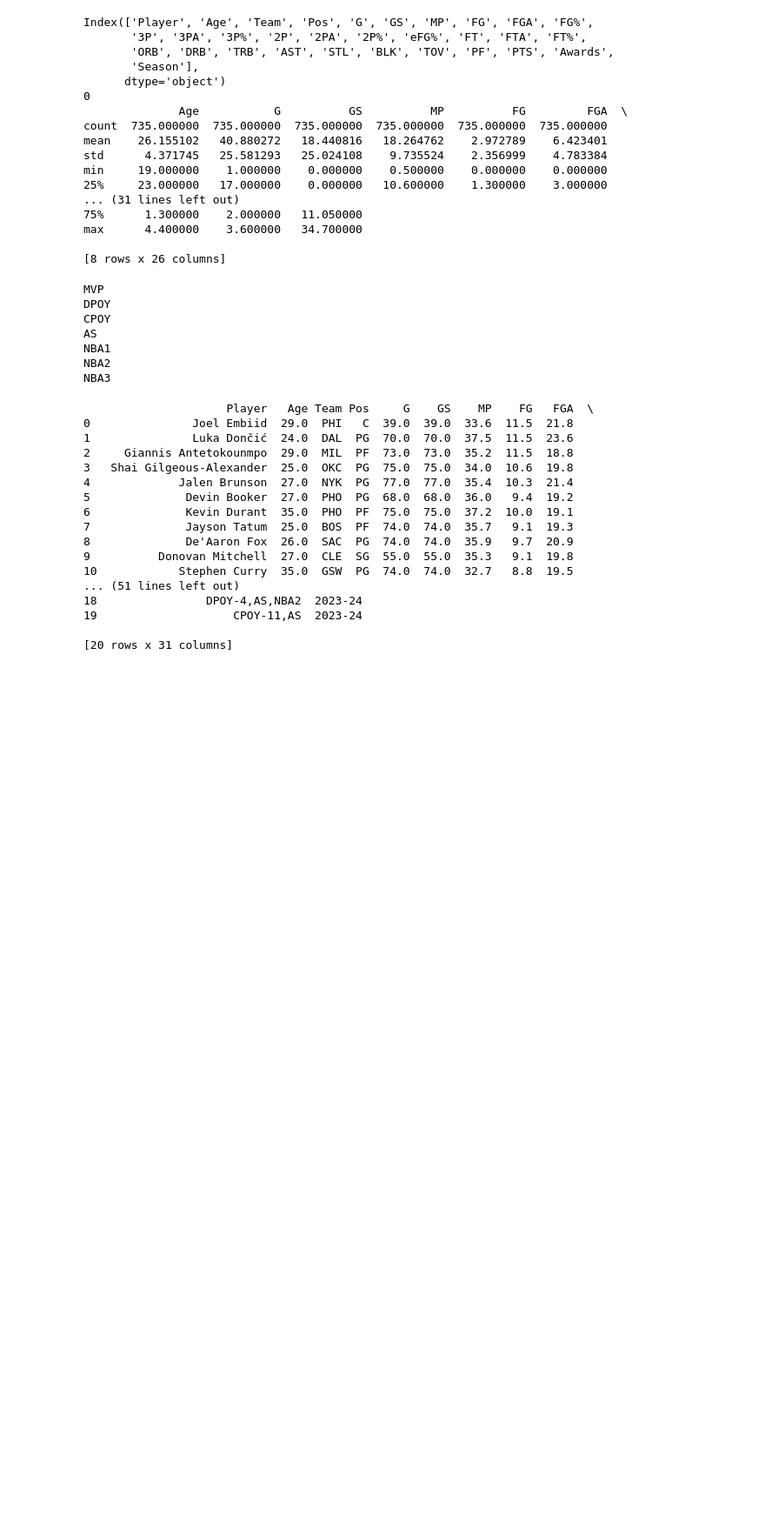
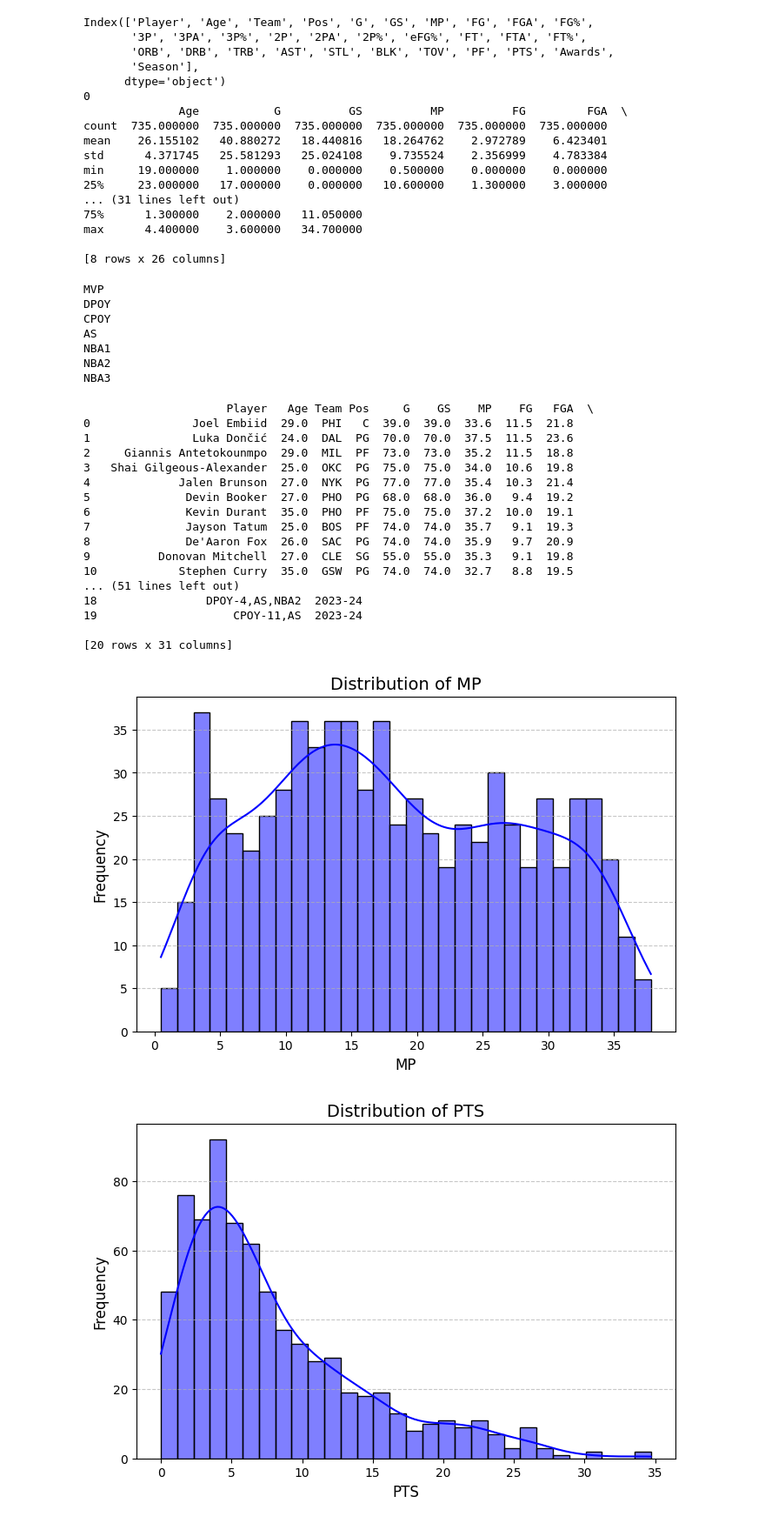
Before and after one commit to Jamcre/nba-award-data-mining, a Jupyter notebook: testFile.ipynb, the cells around one changed output. Shown: that part at 87% size. Saved outputs shown, nothing was run; the diff lists cells and outputs as text; code cells hidden in the pictures; blank space fills up the shorter version.

```diff
--- a/testFile.ipynb
+++ b/testFile.ipynb
@@ -131,3 +136,20 @@ print(df.head(20)) # getting all metrics/averages for players during the 2023-24
 19                    CPOY-11,AS  2023-24
 
 [20 rows x 31 columns]
+# %%
+#getting the distributions for different metricsw for the 2023-2024 season
+
+df.head()
+metrics = ["MP", "PTS", "FG%", "3P%", "AST", "BLK", "STL"]  # Add more columns if needed
+
+for metric in metrics:
+    plt.figure(figsize=(8, 5))
+    sns.histplot(df[metric], kde=True, bins=30, color='blue', edgecolor='black')
+    plt.title(f"Distribution of {metric}", fontsize=14)
+    plt.xlabel(metric, fontsize=12)
+    plt.ylabel("Frequency", fontsize=12)
+    plt.grid(axis='y', linestyle='--', alpha=0.7)
+    plt.show()
+# %% [output]
+[figure, added]
+[figure, added]
```
Also changed, not shown: parts of 9 cells of this notebook.
